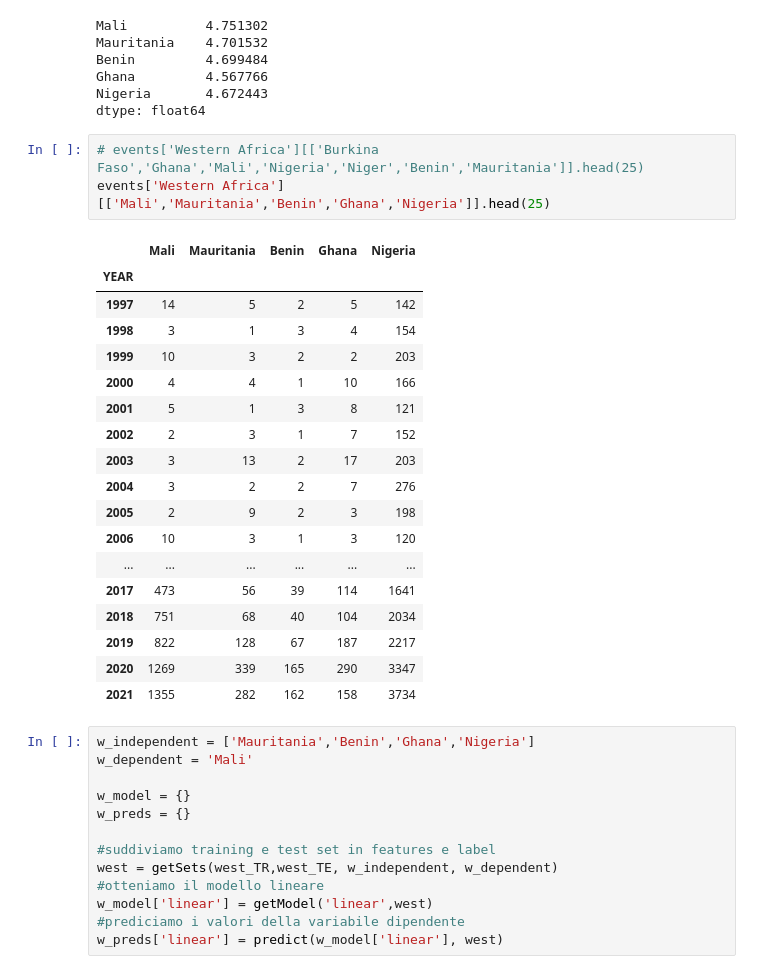
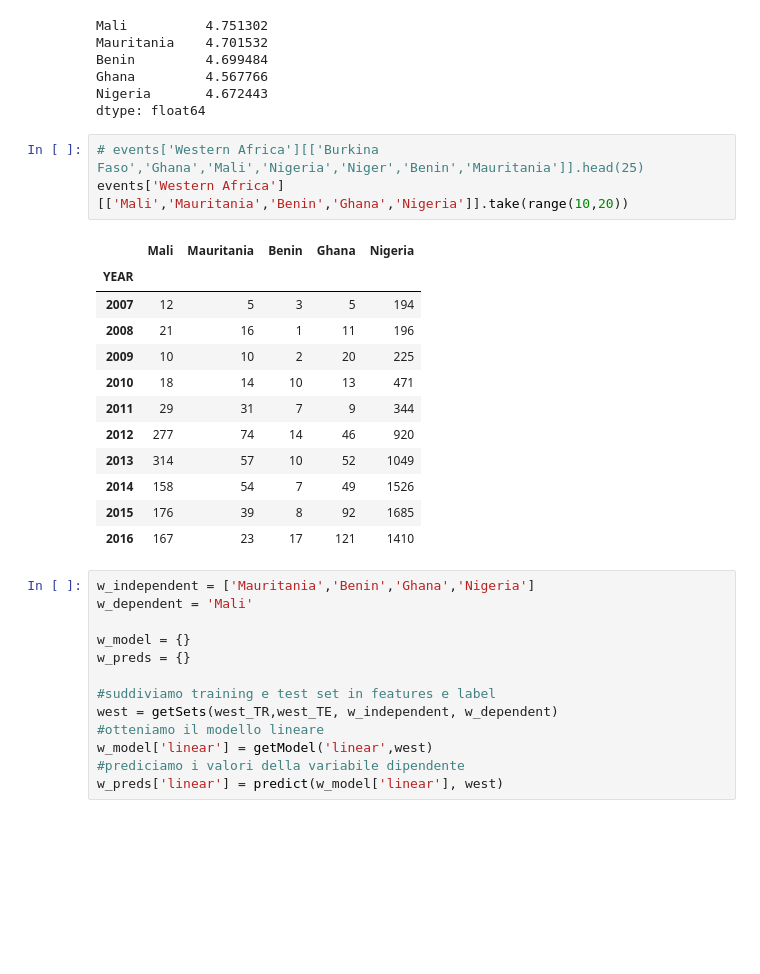
Before and after one commit to loremod/AfricaConflictsPrediction, a Jupyter notebook: Social Media Project.ipynb, the cells around one changed output. Cells and saved outputs as stored; diff of their text form; blank space fills up the shorter version.

```diff
--- a/Social Media Project.ipynb
+++ b/Social Media Project.ipynb
@@ -1090,26 +1098,20 @@ Nigeria       4.672443
 dtype: float64
 # %%
 # events['Western Africa'][['Burkina Faso','Ghana','Mali','Nigeria','Niger','Benin','Mauritania']].head(25)
-events['Western Africa'][['Mali','Mauritania','Benin','Ghana','Nigeria']].head(25)
+events['Western Africa'][['Mali','Mauritania','Benin','Ghana','Nigeria']].take(range(10,20))
 # %% [output]
 |  | Mali | Mauritania | Benin | Ghana | Nigeria |
 | YEAR |  |  |  |  |  |
-| 1997 | 14 | 5 | 2 | 5 | 142 |
-| 1998 | 3 | 1 | 3 | 4 | 154 |
-| 1999 | 10 | 3 | 2 | 2 | 203 |
-| 2000 | 4 | 4 | 1 | 10 | 166 |
-| 2001 | 5 | 1 | 3 | 8 | 121 |
-| 2002 | 2 | 3 | 1 | 7 | 152 |
-| 2003 | 3 | 13 | 2 | 17 | 203 |
-| 2004 | 3 | 2 | 2 | 7 | 276 |
-| 2005 | 2 | 9 | 2 | 3 | 198 |
-| 2006 | 10 | 3 | 1 | 3 | 120 |
-| ... | ... | ... | ... | ... | ... |
-| 2017 | 473 | 56 | 39 | 114 | 1641 |
-| 2018 | 751 | 68 | 40 | 104 | 2034 |
-| 2019 | 822 | 128 | 67 | 187 | 2217 |
-| 2020 | 1269 | 339 | 165 | 290 | 3347 |
-| 2021 | 1355 | 282 | 162 | 158 | 3734 |
+| 2007 | 12 | 5 | 3 | 5 | 194 |
+| 2008 | 21 | 16 | 1 | 11 | 196 |
+| 2009 | 10 | 10 | 2 | 20 | 225 |
+| 2010 | 18 | 14 | 10 | 13 | 471 |
+| 2011 | 29 | 31 | 7 | 9 | 344 |
+| 2012 | 277 | 74 | 14 | 46 | 920 |
+| 2013 | 314 | 57 | 10 | 52 | 1049 |
+| 2014 | 158 | 54 | 7 | 49 | 1526 |
+| 2015 | 176 | 39 | 8 | 92 | 1685 |
+| 2016 | 167 | 23 | 17 | 121 | 1410 |
 # %%
 w_independent = ['Mauritania','Benin','Ghana','Nigeria']
 w_dependent = 'Mali'
```
Also changed, not shown: parts of 143 cells of this notebook.
